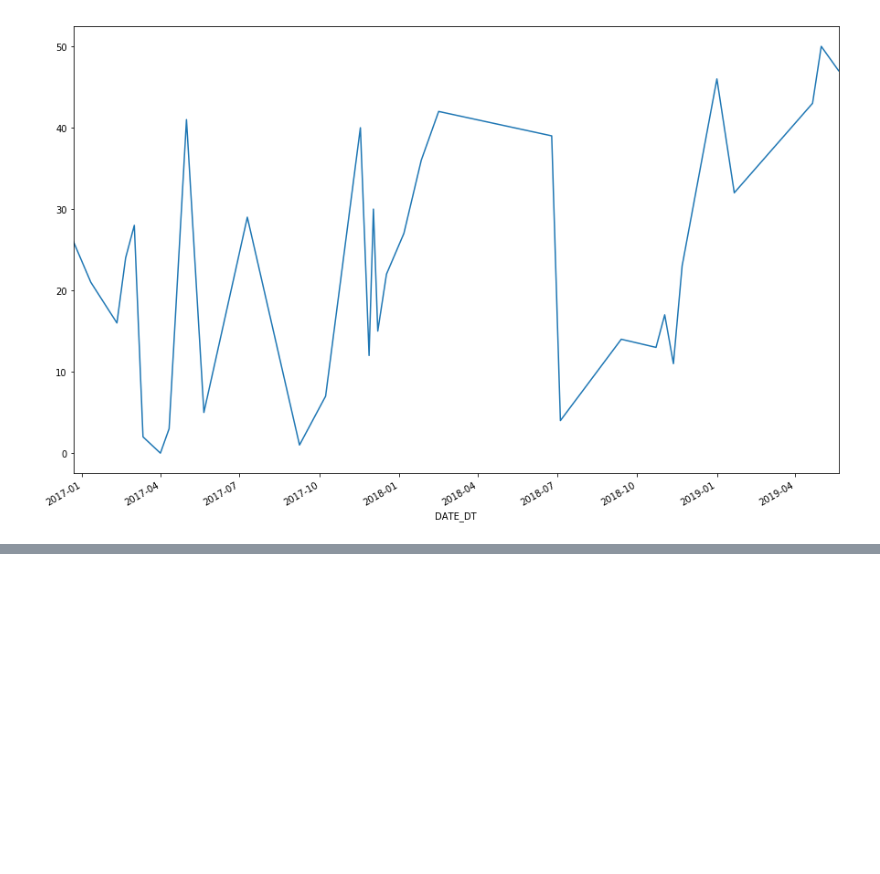
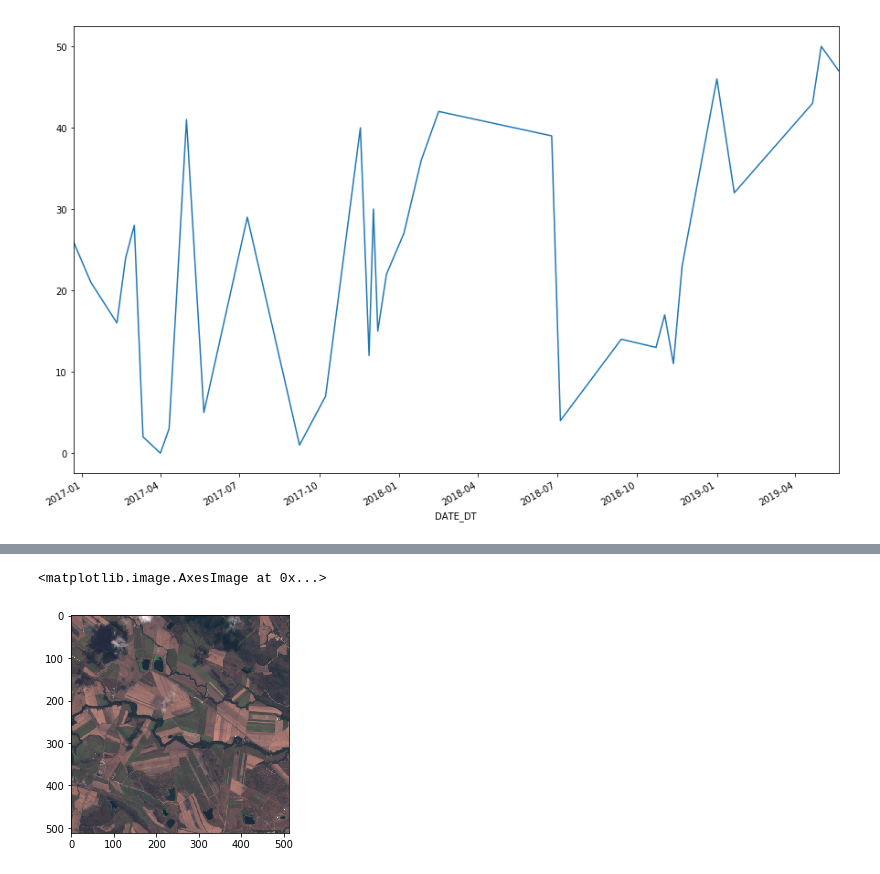
Before and after one commit to xiaochuan-du/mel-datathon-data, a Jupyter notebook: notebooks/EDA.ipynb, the cells around one changed output, grey strips where cells are left out. Drawn from its saved outputs; the diff is of its cells as text; code cells hidden in the pictures; blank space fills up the shorter version.

```diff
--- a/notebooks/EDA.ipynb
+++ b/notebooks/EDA.ipynb
@@ -138,0 +149,5 @@ eda_imags['MEAN'].plot()
+# %%
+plt.imshow(img)
+# %% [output]
+<matplotlib.image.AxesImage at 0x...>
+[figure, added]
```
Also changed, not shown: parts of 12 cells of this notebook, 4 other files.
